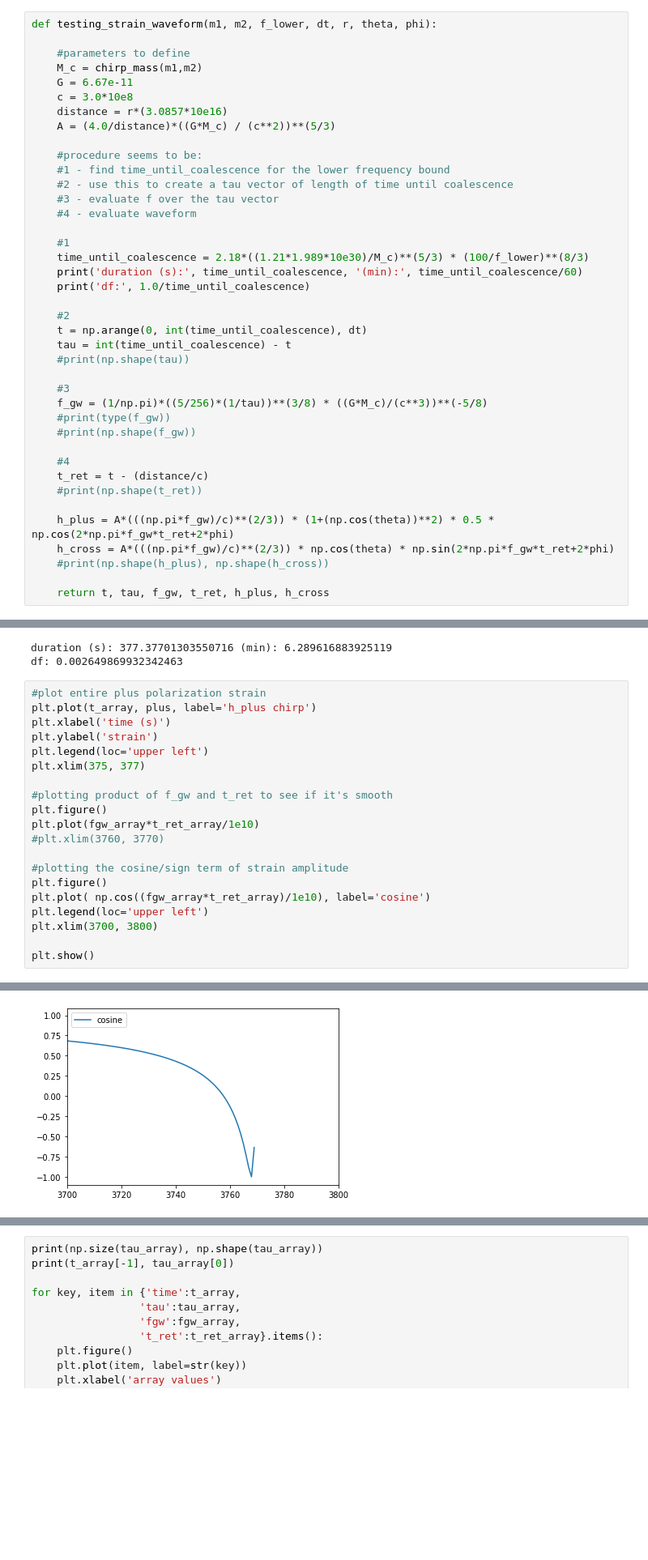
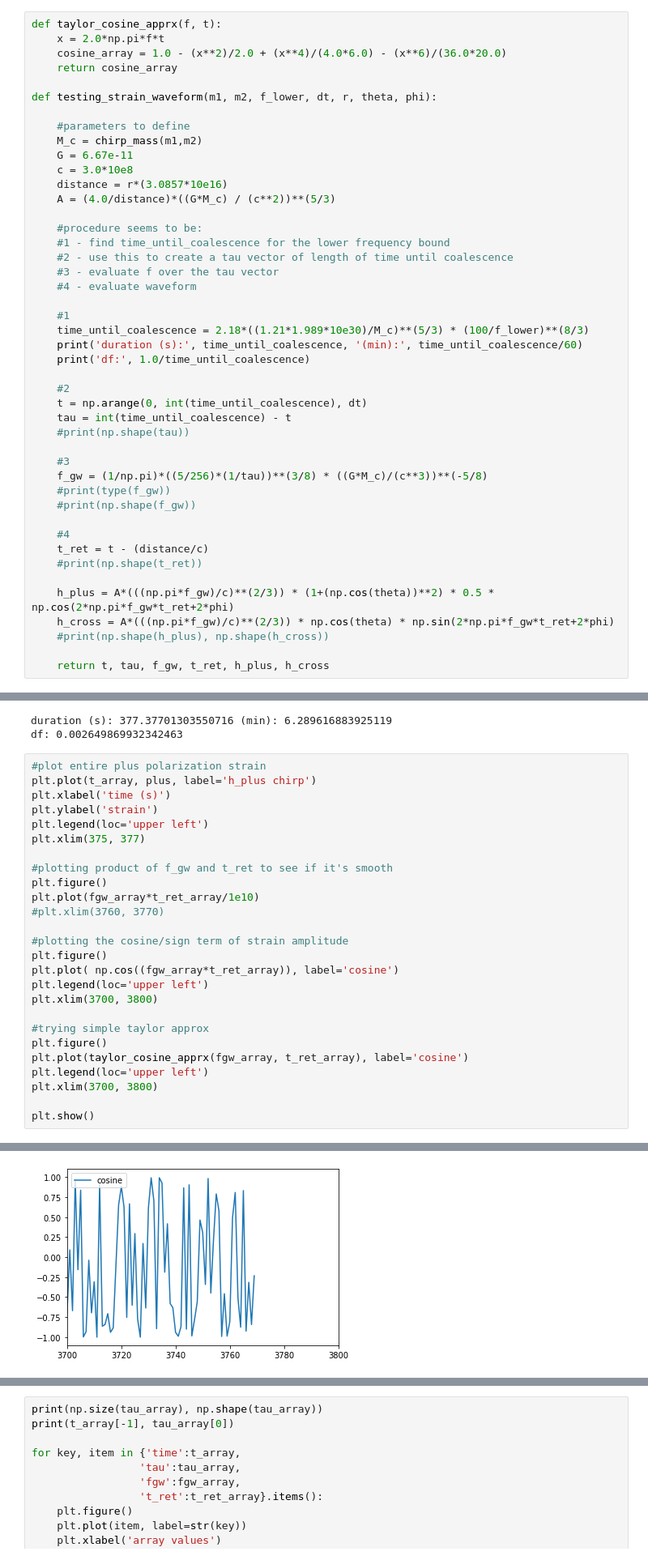
Before and after one commit to jwaldroup/gracefo_gw_search, a Jupyter notebook: q_c_orbit_basic_waveform.ipynb, the cells around one changed output, grey strips where cells are left out. Shown: that part at 81% size. Cells and saved outputs as stored; diff of their text form; blank space fills up the shorter version.

```diff
--- a/q_c_orbit_basic_waveform.ipynb
+++ b/q_c_orbit_basic_waveform.ipynb
@@ -119,6 +119,11 @@ plt.show()
 
 the bug is from something in the cosine signal"
 # %%
+def taylor_cosine_apprx(f, t):
+    x = 2.0*np.pi*f*t
+    cosine_array = 1.0 - (x**2)/2.0 + (x**4)/(4.0*6.0) - (x**6)/(36.0*20.0)
+    return cosine_array
+
 def testing_strain_waveform(m1, m2, f_lower, dt, r, theta, phi):
 
     #parameters to define
@@ -172,24 +177,30 @@ df: 0.002649869932342463
 # %%
 #plot entire plus polarization strain
 plt.plot(t_array, plus, label='h_plus chirp')
 plt.xlabel('time (s)')
 plt.ylabel('strain')
 plt.legend(loc='upper left')
 plt.xlim(375, 377)
 
 #plotting product of f_gw and t_ret to see if it's smooth
 plt.figure()
 plt.plot(fgw_array*t_ret_array/1e10)
 #plt.xlim(3760, 3770)
 
 #plotting the cosine/sign term of strain amplitude
 plt.figure()
-plt.plot( np.cos((fgw_array*t_ret_array)/1e10), label='cosine')
+plt.plot( np.cos((fgw_array*t_ret_array)), label='cosine')
+plt.legend(loc='upper left')
+plt.xlim(3700, 3800)
+
+#trying simple taylor approx
+plt.figure()
+plt.plot(taylor_cosine_apprx(fgw_array, t_ret_array), label='cosine')
 plt.legend(loc='upper left')
 plt.xlim(3700, 3800)
 
 plt.show()
 # %% [output]
 [figure]
 [figure]
-[figure, old version]
+[figure, new version]
```
Also changed, not shown: parts of 2 cells of this notebook.
